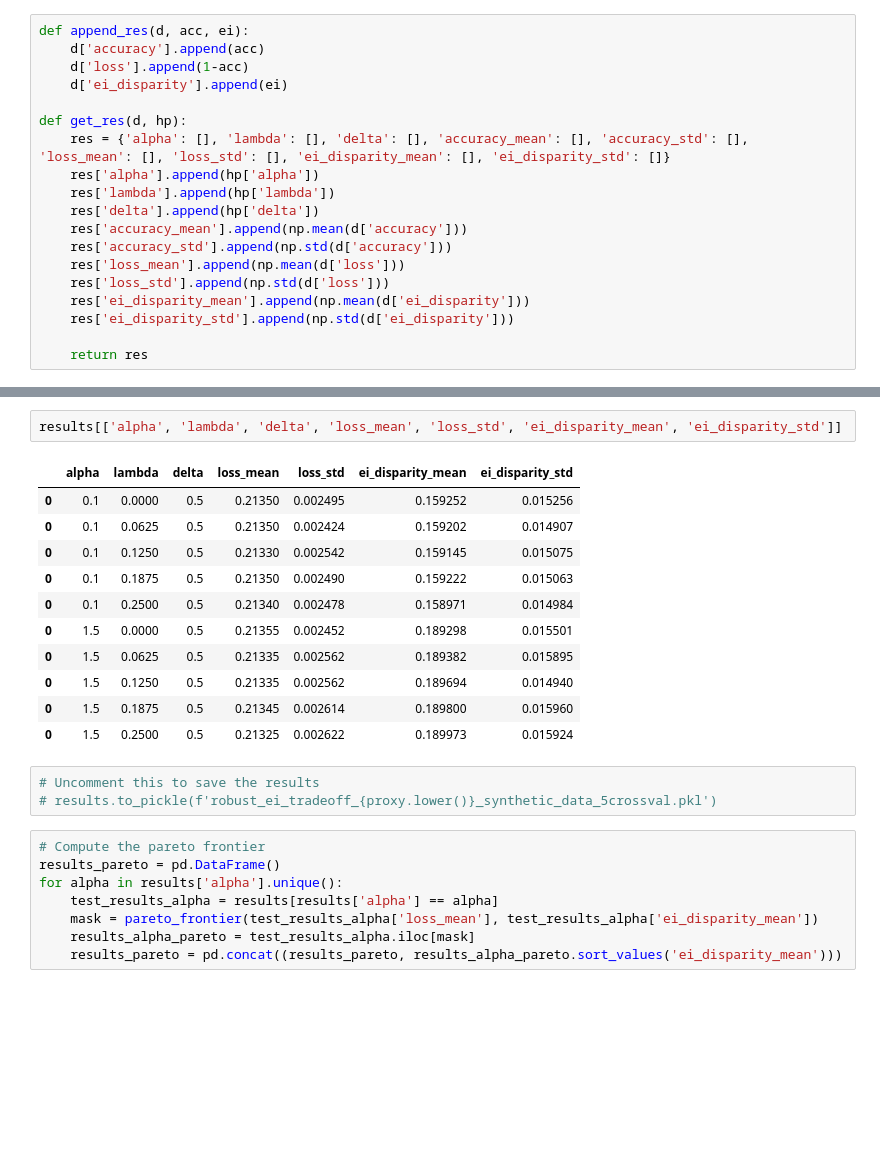
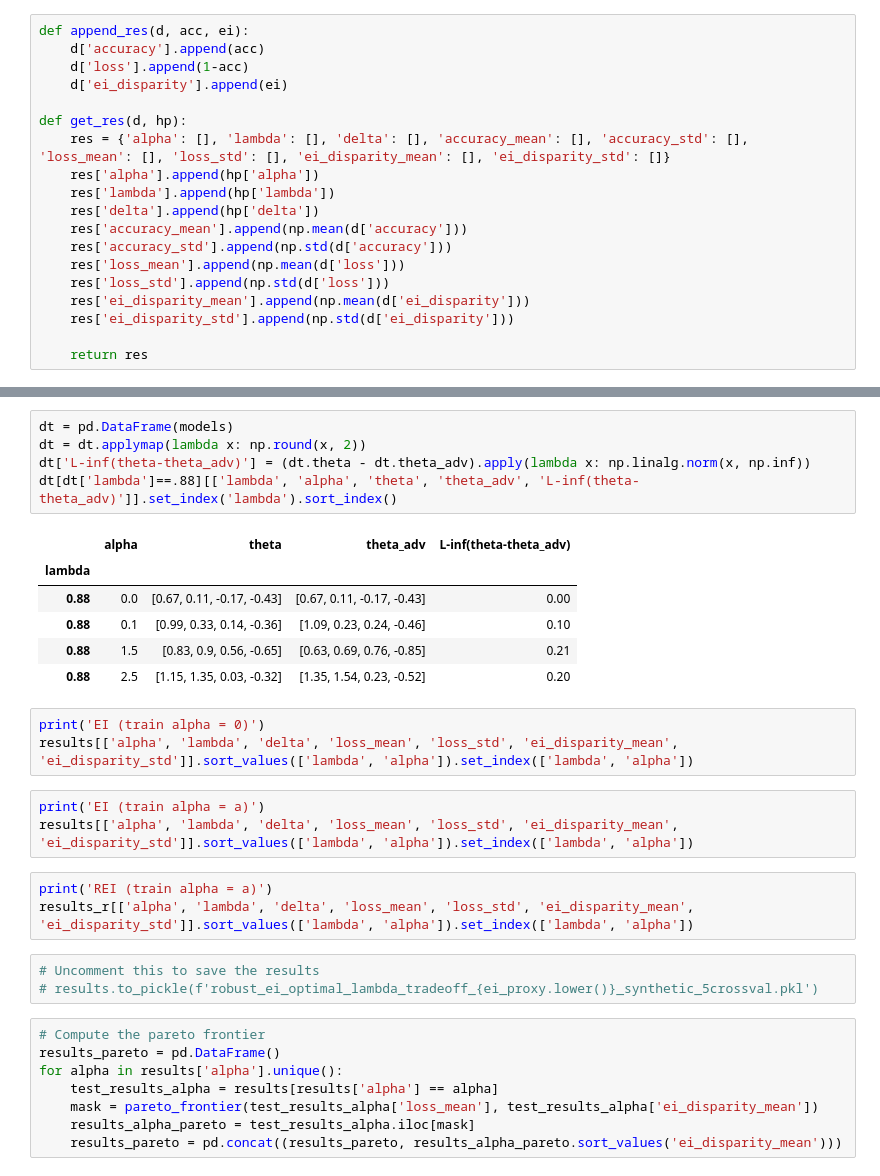
Before and after one commit to kshitij-kayastha/EqualImprovability, a Jupyter notebook: src/test_robustness.ipynb, the cells around one changed output, grey strips where cells are left out. Drawn from its saved outputs; the diff is of its cells as text; blank space fills up the shorter version.

```diff
--- a/src/test_robustness.ipynb
+++ b/src/test_robustness.ipynb
@@ -115,20 +162,27 @@ results['alpha'] = results['alpha'].astype(str)
+# %%
+dt = pd.DataFrame(models)
+dt = dt.applymap(lambda x: np.round(x, 2))
+dt['L-inf(theta-theta_adv)'] = (dt.theta - dt.theta_adv).apply(lambda x: np.linalg.norm(x, np.inf))
+dt[dt['lambda']==.88][['lambda', 'alpha', 'theta', 'theta_adv', 'L-inf(theta-theta_adv)']].set_index('lambda').sort_index()
+# %% [output]
+|  | alpha | theta | theta_adv | L-inf(theta-theta_adv) |
+| lambda |  |  |  |  |
+| 0.88 | 0.0 | [0.67, 0.11, -0.17, -0.43] | [0.67, 0.11, -0.17, -0.43] | 0.00 |
+| 0.88 | 0.1 | [0.99, 0.33, 0.14, -0.36] | [1.09, 0.23, 0.24, -0.46] | 0.10 |
+| 0.88 | 1.5 | [0.83, 0.9, 0.56, -0.65] | [0.63, 0.69, 0.76, -0.85] | 0.21 |
+| 0.88 | 2.5 | [1.15, 1.35, 0.03, -0.32] | [1.35, 1.54, 0.23, -0.52] | 0.20 |
 # %%
-results[['alpha', 'lambda', 'delta', 'loss_mean', 'loss_std', 'ei_disparity_mean', 'ei_disparity_std']]
+print('EI (train alpha = 0)')
+results[['alpha', 'lambda', 'delta', 'loss_mean', 'loss_std', 'ei_disparity_mean', 'ei_disparity_std']].sort_values(['lambda', 'alpha']).set_index(['lambda', 'alpha'])
-# %% [output]
-|  | alpha | lambda | delta | loss_mean | loss_std | ei_disparity_mean | ei_disparity_std |
-| 0 | 0.1 | 0.0000 | 0.5 | 0.21350 | 0.002495 | 0.159252 | 0.015256 |
-| 0 | 0.1 | 0.0625 | 0.5 | 0.21350 | 0.002424 | 0.159202 | 0.014907 |
-| 0 | 0.1 | 0.1250 | 0.5 | 0.21330 | 0.002542 | 0.159145 | 0.015075 |
-| 0 | 0.1 | 0.1875 | 0.5 | 0.21350 | 0.002490 | 0.159222 | 0.015063 |
-| 0 | 0.1 | 0.2500 | 0.5 | 0.21340 | 0.002478 | 0.158971 | 0.014984 |
-| 0 | 1.5 | 0.0000 | 0.5 | 0.21355 | 0.002452 | 0.189298 | 0.015501 |
-| 0 | 1.5 | 0.0625 | 0.5 | 0.21335 | 0.002562 | 0.189382 | 0.015895 |
-| 0 | 1.5 | 0.1250 | 0.5 | 0.21335 | 0.002562 | 0.189694 | 0.014940 |
-| 0 | 1.5 | 0.1875 | 0.5 | 0.21345 | 0.002614 | 0.189800 | 0.015960 |
-| 0 | 1.5 | 0.2500 | 0.5 | 0.21325 | 0.002622 | 0.189973 | 0.015924 |
+# %%
+print('EI (train alpha = a)')
+results[['alpha', 'lambda', 'delta', 'loss_mean', 'loss_std', 'ei_disparity_mean', 'ei_disparity_std']].sort_values(['lambda', 'alpha']).set_index(['lambda', 'alpha'])
+# %%
+print('REI (train alpha = a)')
+results_r[['alpha', 'lambda', 'delta', 'loss_mean', 'loss_std', 'ei_disparity_mean', 'ei_disparity_std']].sort_values(['lambda', 'alpha']).set_index(['lambda', 'alpha'])
 # %%
 # Uncomment this to save the results
-# results.to_pickle(f'robust_ei_tradeoff_{proxy.lower()}_synthetic_data_5crossval.pkl')
+# results.to_pickle(f'robust_ei_optimal_lambda_tradeoff_{ei_proxy.lower()}_synthetic_5crossval.pkl')
 # %%
 # Compute the pareto frontier
 results_pareto = pd.DataFrame()
```
Also changed, not shown: parts of 6 cells of this notebook, 8 other files.
